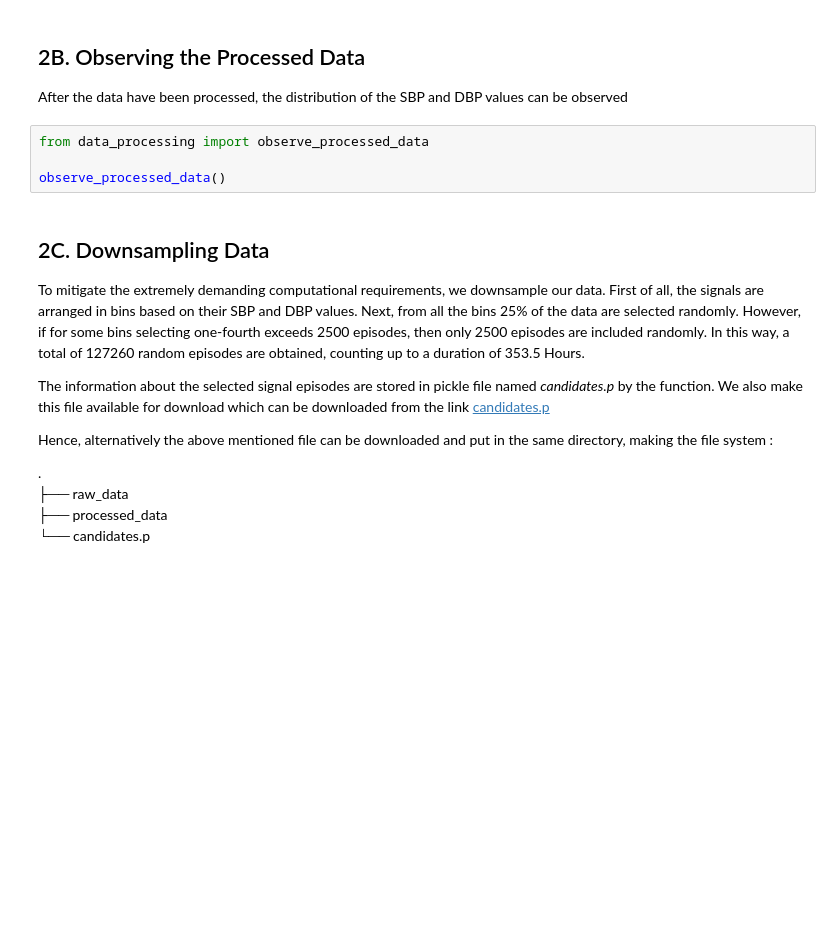
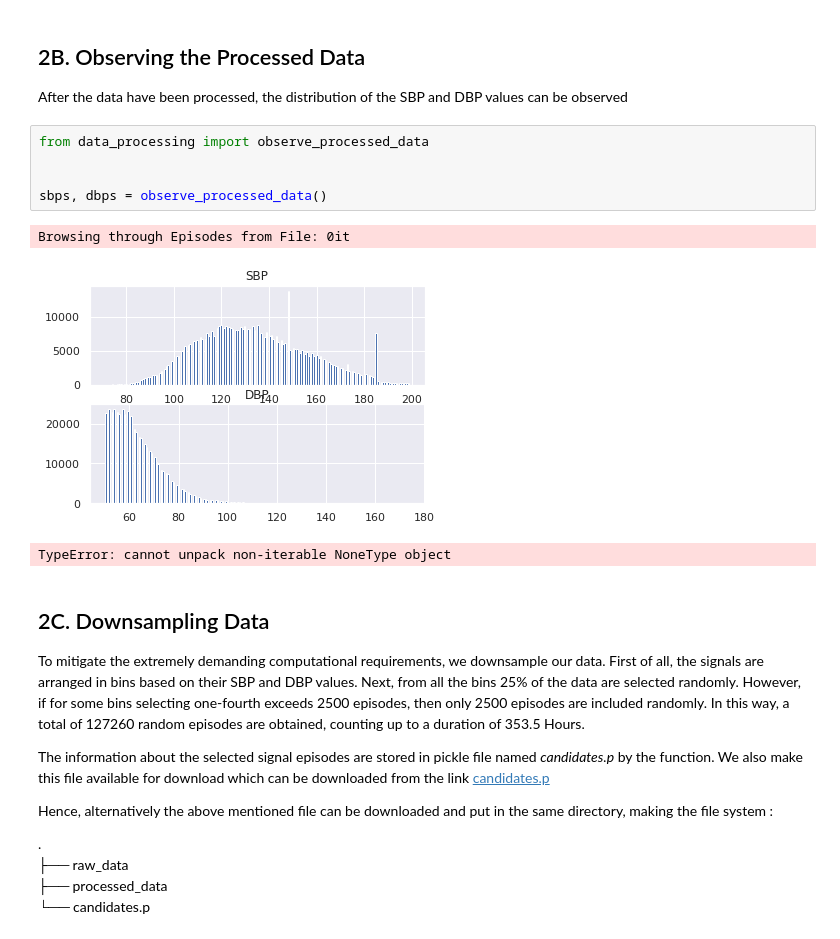
Before and after one commit to Xteom/PPG-Bloodpressure, a Jupyter notebook: PPG2ABP/codes/PPG2ABP.ipynb, the cells around one changed output. Saved outputs shown, nothing was run; the diff lists cells and outputs as text; blank space fills up the shorter version.

Commit message:
up on to extract_episodes

```diff
--- a/PPG2ABP/codes/PPG2ABP.ipynb
+++ b/PPG2ABP/codes/PPG2ABP.ipynb
@@ -147,7 +208,12 @@ After the data have been processed, the distribution of the SBP and DBP values c
 # %%
 from data_processing import observe_processed_data
 
-observe_processed_data()
+
+sbps, dbps = observe_processed_data()
+# %% [output]
+Browsing through Episodes from File: 0it
+[figure, added]
+TypeError: cannot unpack non-iterable NoneType object
 # %% [markdown]
 ## 2C. Downsampling Data
 
```
Also changed, not shown: parts of 7 cells of this notebook.
